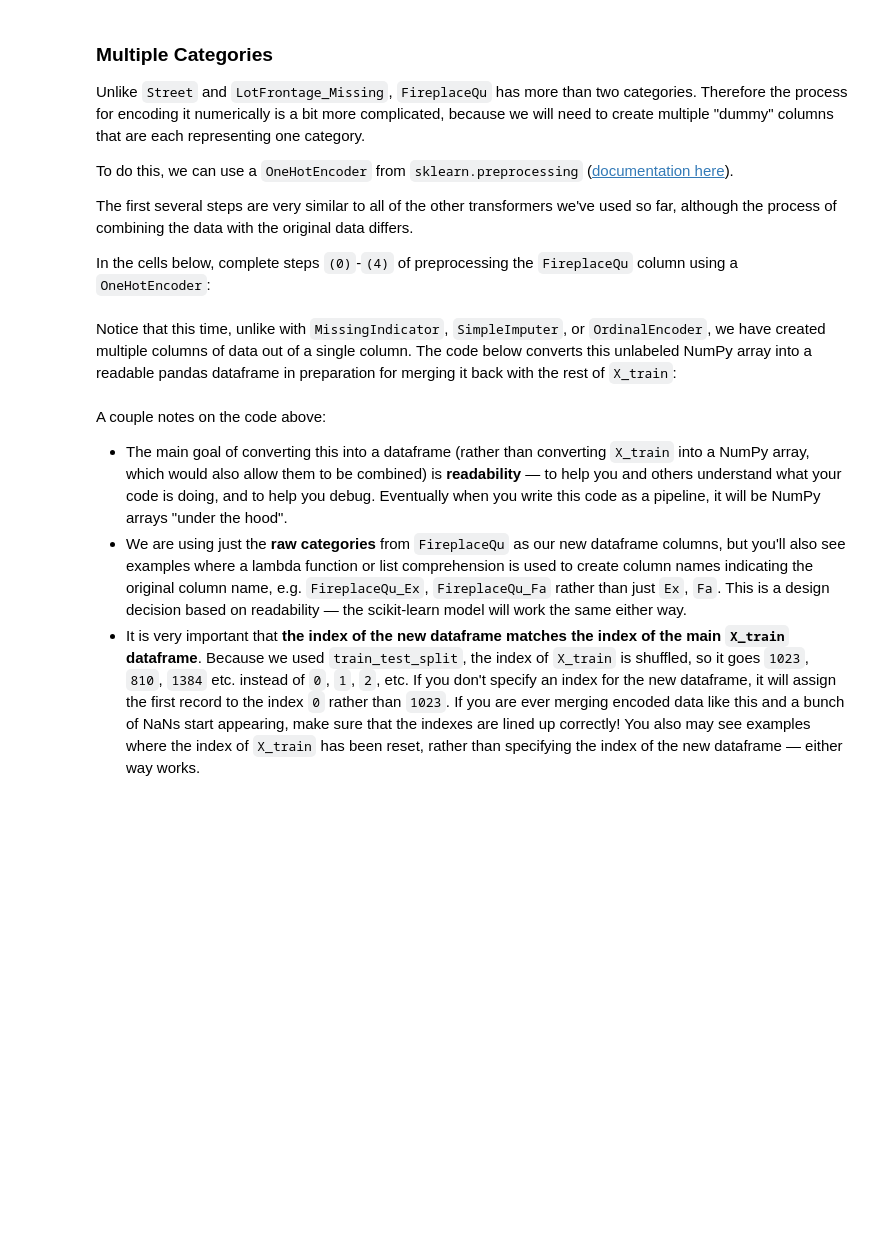
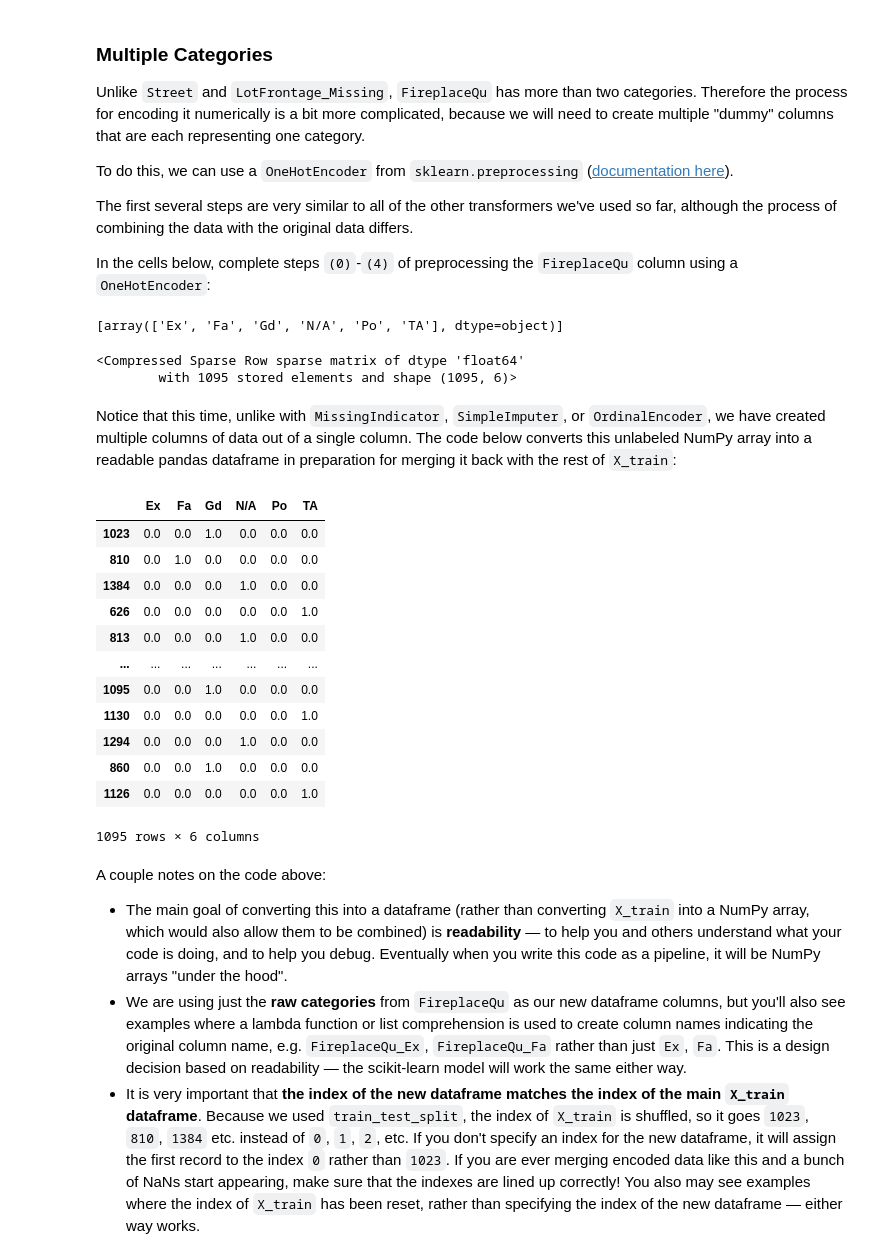
Before and after one commit to jscriven0218/dsc-sklearn-preprocessing-lab, a Jupyter notebook: index.ipynb, the cells around one changed output. Drawn from its saved outputs; the diff is of its cells as text; code cells hidden in the pictures; blank space fills up the shorter version.

```diff
--- a/index.ipynb
+++ b/index.ipynb
@@ -763,7 +866,7 @@ In the cells below, complete steps `(0)`-`(4)` of preprocessing the `FireplaceQu
 # Replace None with appropriate code
 
 # (0) import OneHotEncoder from sklearn.preprocessing
-None
+from sklearn.preprocessing import OneHotEncoder
 
 # (1) Create a variable fireplace_qu_train
 # extracted from X_train
@@ -772,39 +875,58 @@ fireplace_qu_train = X_train[["FireplaceQu"]]
 
 # (2) Instantiate a OneHotEncoder with categories="auto",
 # sparse=False, and handle_unknown="ignore"
-ohe = None
+ohe = OneHotEncoder(categories="auto", handle_unknown="ignore")
 
 # (3) Fit the encoder on fireplace_qu_train
-None
+ohe.fit(fireplace_qu_train)
 
 # Inspect the categories of the fitted encoder
 ohe.categories_
+# %% [output]
+[array(['Ex', 'Fa', 'Gd', 'N/A', 'Po', 'TA'], dtype=object)]
 # %%
 # Replace None with appropriate code
 
 # (4) Transform fireplace_qu_train using the encoder and
 # assign the result to fireplace_qu_encoded_train
-fireplace_qu_encoded_train = None
+fireplace_qu_encoded_train = ohe.transform(fireplace_qu_train)
 
 # Visually inspect fireplace_qu_encoded_train
 fireplace_qu_encoded_train
+# %% [output]
+<Compressed Sparse Row sparse matrix of dtype 'float64'
+        with 1095 stored elements and shape (1095, 6)>
 # %% [markdown]
 Notice that this time, unlike with `MissingIndicator`, `SimpleImputer`, or `OrdinalEncoder`, we have created multiple columns of data out of a single column. The code below converts this unlabeled NumPy array into a readable pandas dataframe in preparation for merging it back with the rest of `X_train`:
 # %%
 # Run this cell without changes
 
 # (5a) Make the transformed data into a dataframe
 fireplace_qu_encoded_train = pd.DataFrame(
     # Pass in NumPy array
-    fireplace_qu_encoded_train,
+    fireplace_qu_encoded_train.toarray(),
     # Set the column names to the categories found by OHE
     columns=ohe.categories_[0],
     # Set the index to match X_train's index
     index=X_train.index
 )
 
 # Visually inspect new dataframe
 fireplace_qu_encoded_train
+# %% [output]
+|  | Ex | Fa | Gd | N/A | Po | TA |
+| 1023 | 0.0 | 0.0 | 1.0 | 0.0 | 0.0 | 0.0 |
+| 810 | 0.0 | 1.0 | 0.0 | 0.0 | 0.0 | 0.0 |
+| 1384 | 0.0 | 0.0 | 0.0 | 1.0 | 0.0 | 0.0 |
+| 626 | 0.0 | 0.0 | 0.0 | 0.0 | 0.0 | 1.0 |
+| 813 | 0.0 | 0.0 | 0.0 | 1.0 | 0.0 | 0.0 |
+| ... | ... | ... | ... | ... | ... | ... |
+| 1095 | 0.0 | 0.0 | 1.0 | 0.0 | 0.0 | 0.0 |
+| 1130 | 0.0 | 0.0 | 0.0 | 0.0 | 0.0 | 1.0 |
+| 1294 | 0.0 | 0.0 | 0.0 | 1.0 | 0.0 | 0.0 |
+| 860 | 0.0 | 0.0 | 1.0 | 0.0 | 0.0 | 0.0 |
+| 1126 | 0.0 | 0.0 | 0.0 | 0.0 | 0.0 | 1.0 |
+1095 rows × 6 columns
 # %% [markdown]
 A couple notes on the code above:
 
```
Also changed, not shown: parts of 19 cells of this notebook.
